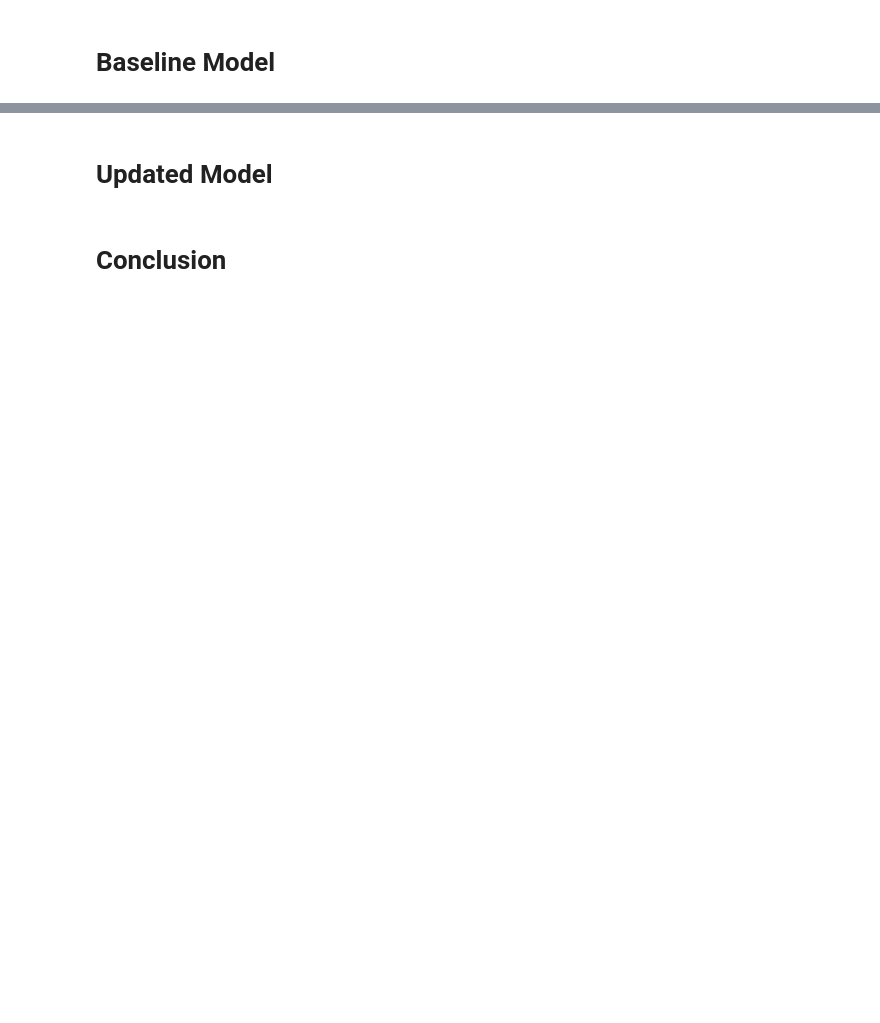
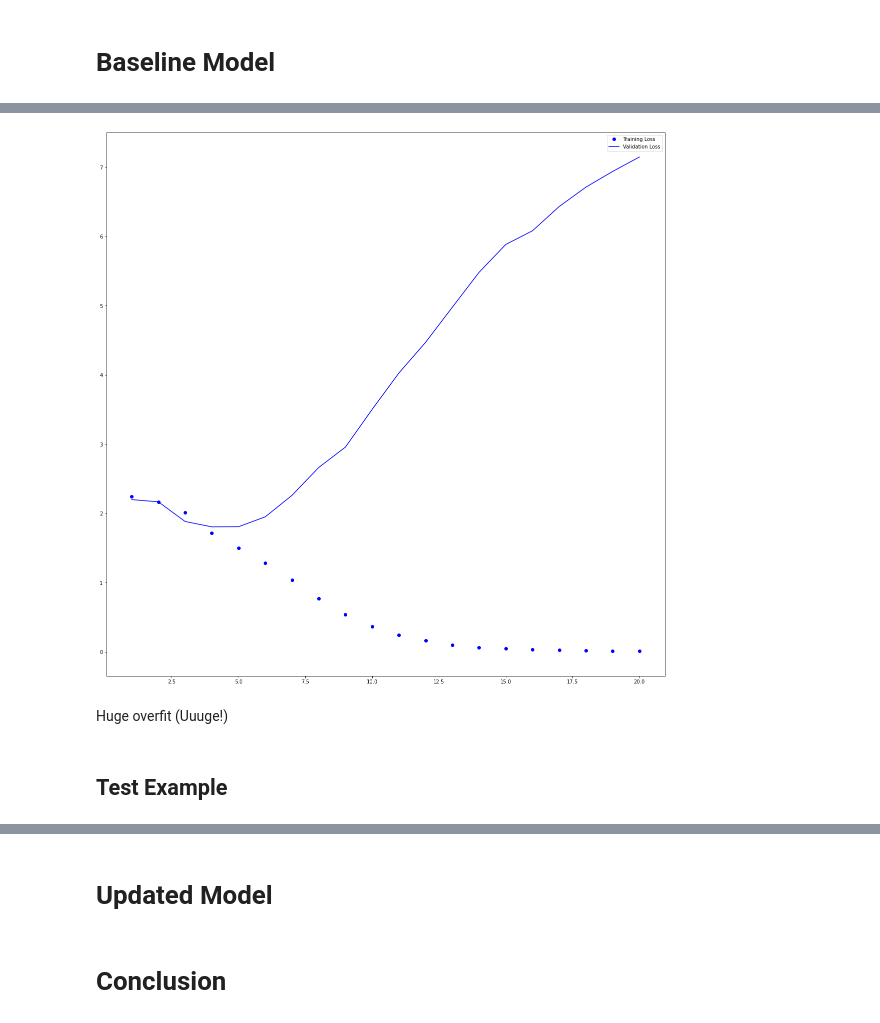
Before and after one commit to michael-a-green/Metis_Project5, a Jupyter notebook: Source/Project5.ipynb, the cells around one changed output, grey strips where cells are left out. Drawn from its saved outputs; the diff is of its cells as text; code cells hidden in the pictures; blank space fills up the shorter version.

Commit message:
feat: added CNN based text classifier
Added a CNN based text classifier.
It overfits.

```diff
--- a/Source/Project5.ipynb
+++ b/Source/Project5.ipynb
@@ -77,0 +269,3 @@ reviews_df = pd.DataFrame(reviews_dict)
+# %%
+X_train_seq = tokenizer.texts_to_sequences(X_train)
+X_train_seq_pad = pad_sequences(X_train_seq, maxlen=MAX_LENGTH, padding=PAD_TYPE, truncating=TRUC_TYPE)
@@ -78,2 +313,26 @@ reviews_df = pd.DataFrame(reviews_dict)
 # %% [markdown]
 # Baseline Model
+# %%
+#baseline_model = Sequential([
+#    Embedding(VOCAB_SIZE + 1,EMBEDDING_DIM, input_length=MAX_LENGTH),
+#    GlobalAveragePooling1D(),
+#    Dense(500, activation="relu"),
+#    Dense(250, activation="relu"),
+#    Dense(125, activation="relu"),
+#    Dense(60, activation="relu"),
+#    Dense(30, activation="relu"),
+#    Dense(15, activation="relu"),
+#    Dense(10, activation="softmax")
+#])
+
+baseline_model = Sequential()
+baseline_model.add(Embedding(VOCAB_SIZE+1, EMBEDDING_DIM, input_length=MAX_LENGTH))
+baseline_model.add(Conv1D(32,7,activation="relu"))
+baseline_model.add(MaxPooling1D(5))
+baseline_model.add(Conv1D(32,7,activation="relu"))
+baseline_model.add(GlobalMaxPooling1D())
+baseline_model.add(Dense(15, activation="relu"))
+baseline_model.add(Dense(10, activation="softmax"))
+
+baseline_model.compile(optimizer="adam", loss="sparse_categorical_crossentropy", metrics=["acc"])
+baseline_model.summary()
@@ -79,0 +357,7 @@ reviews_df = pd.DataFrame(reviews_dict)
+# %%
+training_history = baseline_model.fit(X_train_seq_pad,
+                                      y_train,
+                                      epochs=EPOCHS,
+                                      batch_size=BATCH_SIZE,
+                                      validation_split=Test_Size,
+                                      verbose=1)
@@ -79,0 +382,16 @@ reviews_df = pd.DataFrame(reviews_dict)
+# %%
+loss = training_history.history["loss"]
+val_loss = training_history.history["val_loss"]
+epochs = range(1,len(loss)+1)
+
+plt.figure(figsize=(20,20))
+plt.plot(epochs, loss,"bo",label="Training Loss")
+plt.plot(epochs, val_loss,"b",label="Validation Loss")
+plt.legend()
+plt.show()
+# %% [output]
+[figure, added]
+# %% [markdown]
+Huge overfit (Uuuge!)
+# %% [markdown]
+## Test Example
```
Also changed, not shown: parts of 35 cells of this notebook.
